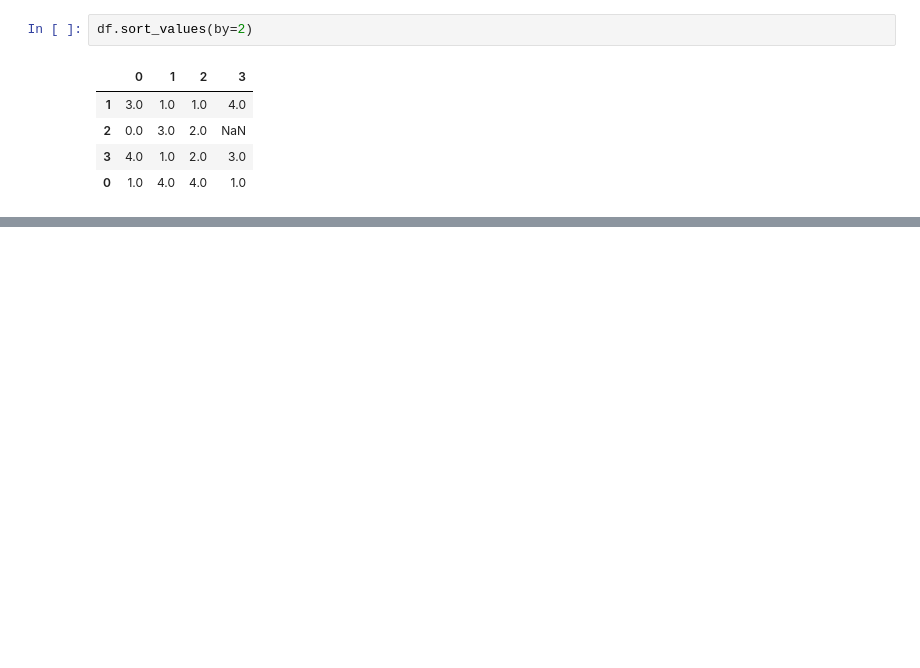
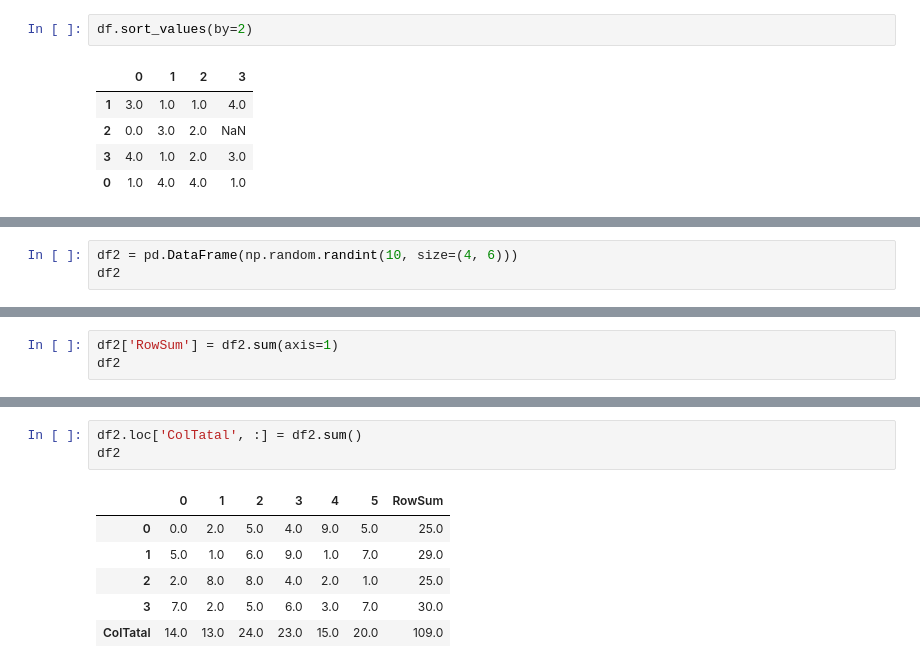
Before and after one commit to heesanggod/pythonworkspace, a Jupyter notebook: pandas_data_analysis/pandas_data_controll.ipynb, the cells around one changed output, grey strips where cells are left out. Drawn from its saved outputs; the diff is of its cells as text; blank space fills up the shorter version.

```diff
--- a/pandas_data_analysis/pandas_data_controll.ipynb
+++ b/pandas_data_analysis/pandas_data_controll.ipynb
@@ -173,0 +220,3 @@ df.sort_values(by=[2, 0])
+# %%
+df2 = pd.DataFrame(np.random.randint(10, size=(4, 6)))
+df2
@@ -173,0 +237,3 @@ df.sort_values(by=[2, 0])
+# %%
+df2['RowSum'] = df2.sum(axis=1)
+df2
@@ -173,0 +257,10 @@ df.sort_values(by=[2, 0])
+# %%
+df2.loc['ColTatal', :] = df2.sum()
+df2
+# %% [output]
+|  | 0 | 1 | 2 | 3 | 4 | 5 | RowSum |
+| 0 | 0.0 | 2.0 | 5.0 | 4.0 | 9.0 | 5.0 | 25.0 |
+| 1 | 5.0 | 1.0 | 6.0 | 9.0 | 1.0 | 7.0 | 29.0 |
+| 2 | 2.0 | 8.0 | 8.0 | 4.0 | 2.0 | 1.0 | 25.0 |
+| 3 | 7.0 | 2.0 | 5.0 | 6.0 | 3.0 | 7.0 | 30.0 |
+| ColTatal | 14.0 | 13.0 | 24.0 | 23.0 | 15.0 | 20.0 | 109.0 |
```
Also changed, not shown: parts of 26 cells of this notebook.
